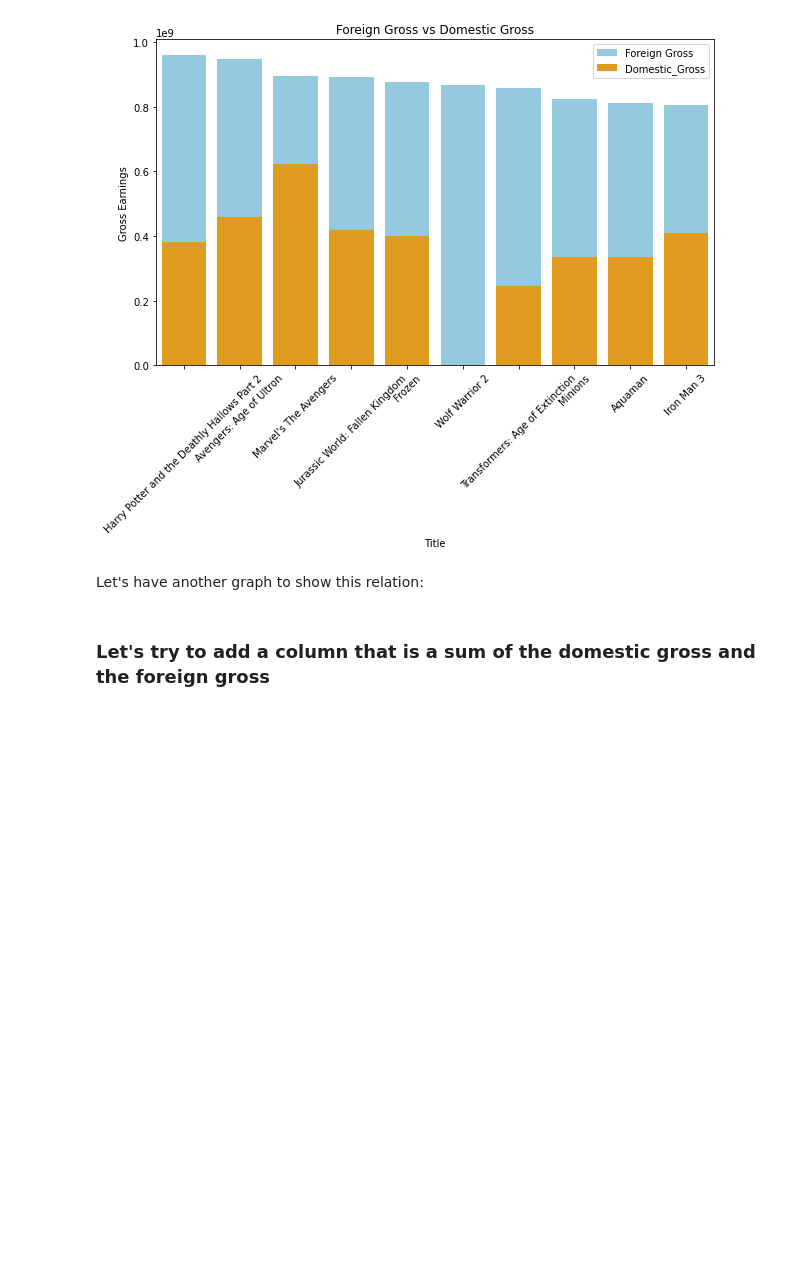
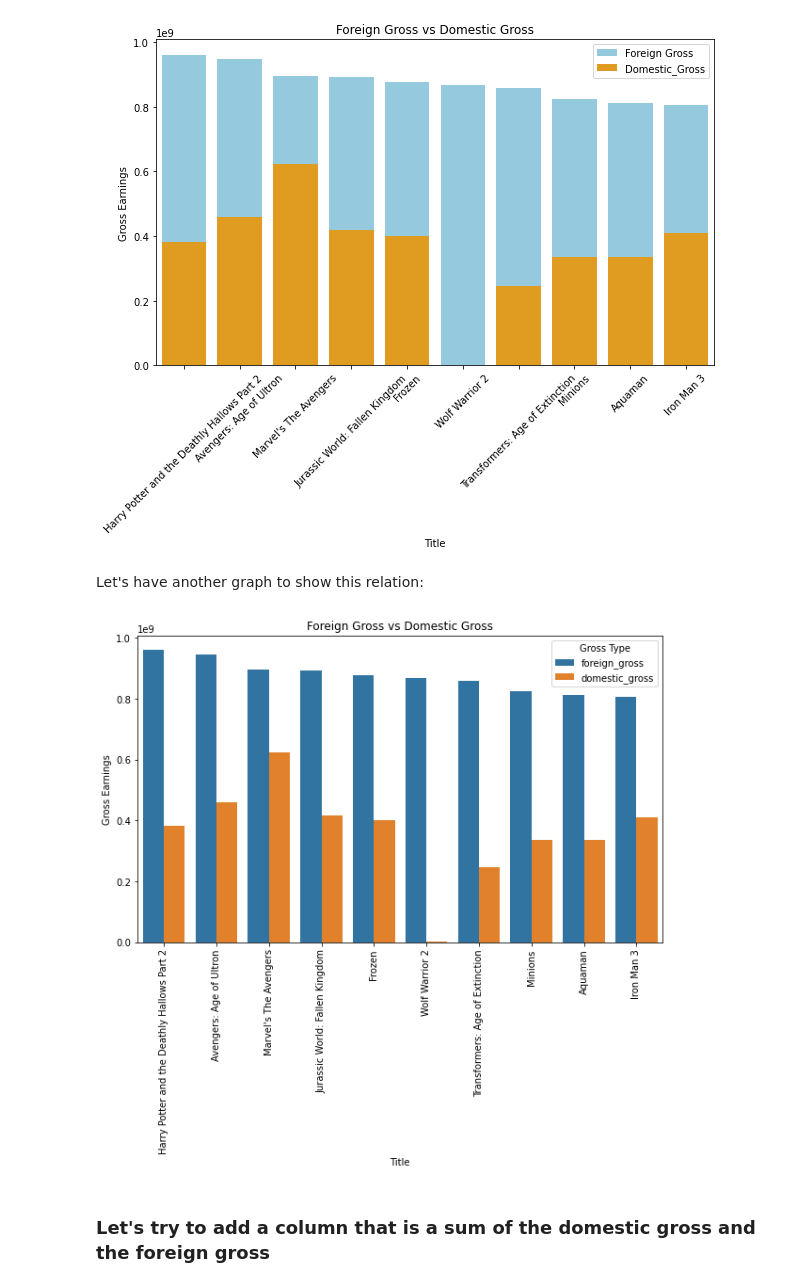
Before and after one commit to MAZSUSA/Final-Microsoft-Movies, a Jupyter notebook: index.ipynb, the cells around one changed output. Drawn from its saved outputs; the diff is of its cells as text; code cells hidden in the pictures; blank space fills up the shorter version.

```diff
--- a/index.ipynb
+++ b/index.ipynb
@@ -243,23 +243,26 @@ plt.show()
 # %% [markdown]
 Let's have another graph to show this relation:
 # %%
-top_10_df = df.sort_values(by='foreign_gross', ascending=False)
+top_10_df = df.sort_values(by='foreign_gross', ascending=False).head(10)
+
 melted_top_10_df = top_10_df.melt(id_vars='title', value_vars=['foreign_gross', 'domestic_gross'], var_name='gross_type', value_name='gross')
 
 #plot figure
 plt.figure(figsize=(10,6))
-sns.barplot()
+
 sns.barplot(data=melted_top_10_df, x='title', y='gross', hue='gross_type')
 
 # Customize the plot
 plt.xlabel('Title')
 plt.ylabel('Gross Earnings')
 plt.title('Foreign Gross vs Domestic Gross')
-plt.xticks(rotation=45)
+plt.xticks(rotation=90)
 plt.legend(title='Gross Type')
 
 # Show the plot
 plt.show()
+# %% [output]
+[figure, added]
 # %%
 top_10_df.mel
 # %% [markdown]
```
Also changed, not shown: parts of 11 cells of this notebook.
